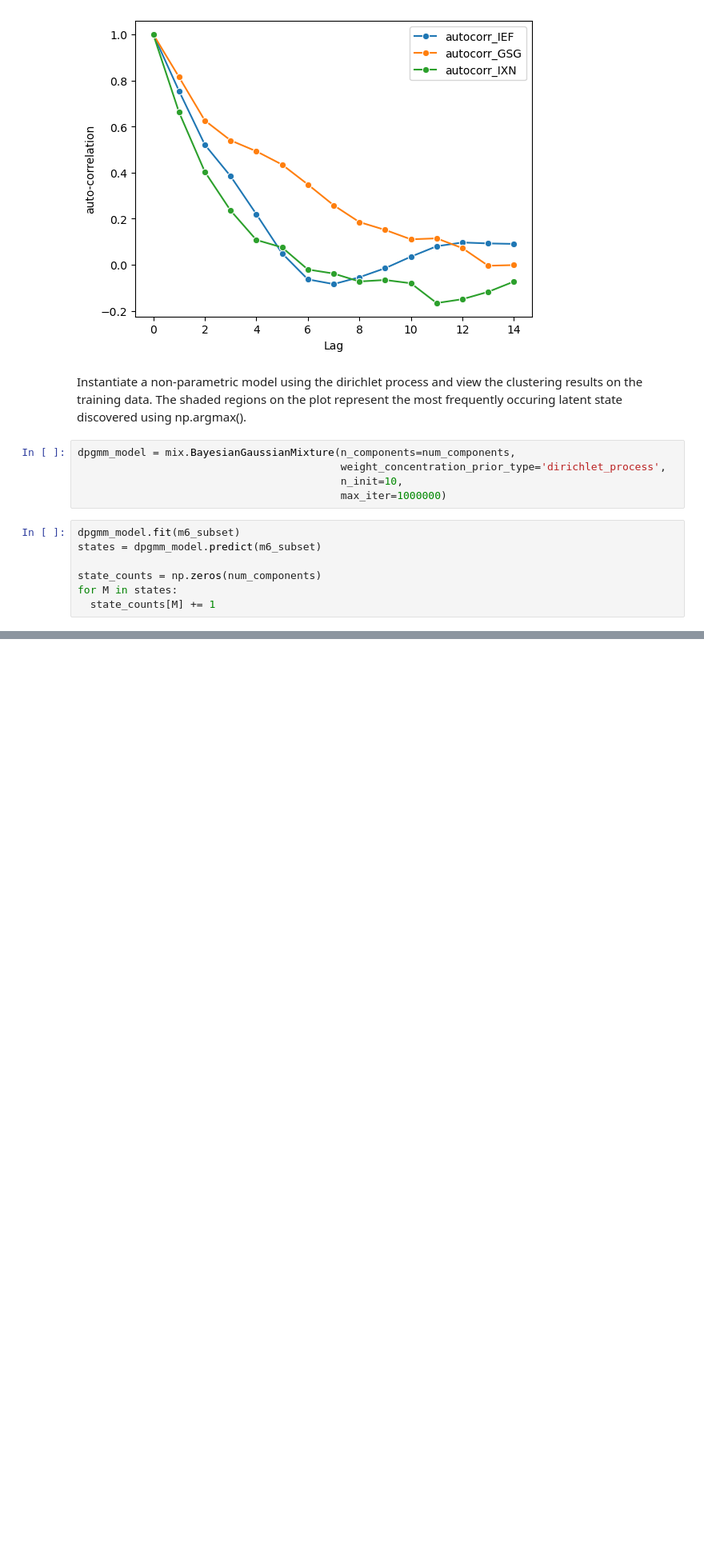
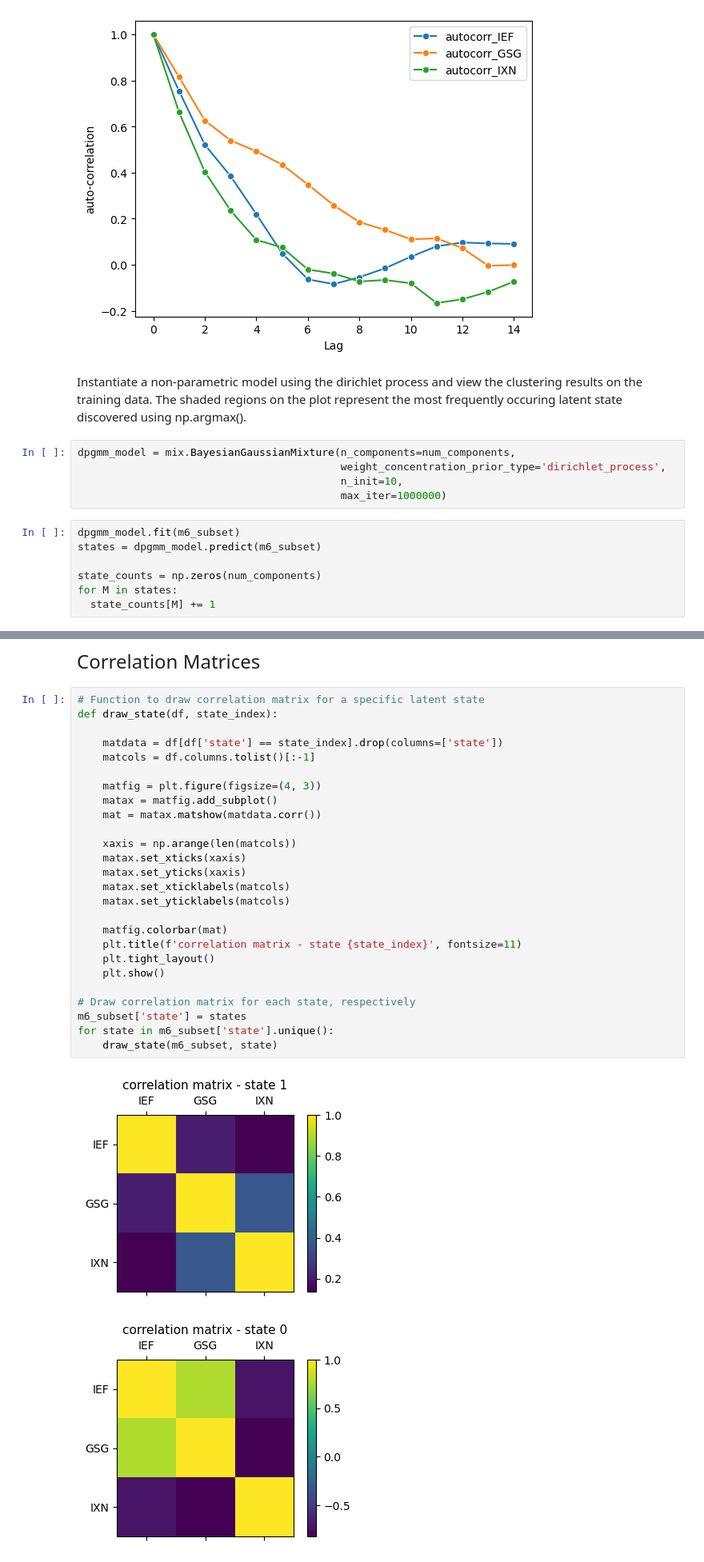
Before and after one commit to regimelab/notebooks, a Jupyter notebook: variational_inference.ipynb, the cells around one changed output, grey strips where cells are left out. Shown at 80% size. Cells and saved outputs as stored; diff of their text form; blank space fills up the shorter version.

```diff
--- a/variational_inference.ipynb
+++ b/variational_inference.ipynb
@@ -139,3 +139,34 @@ state_counts=
    0.   0.   0.   0.   0.   0.   0.   0.   0.   0.   0.   0.   0.   0.
    0.]
 [figure]
+# %% [markdown]
+<font size=5> Correlation Matrices </font>
+# %%
+# Function to draw correlation matrix for a specific latent state
+def draw_state(df, state_index):
+
+    matdata = df[df['state'] == state_index].drop(columns=['state'])
+    matcols = df.columns.tolist()[:-1]
+
+    matfig = plt.figure(figsize=(4, 3))
+    matax = matfig.add_subplot()
+    mat = matax.matshow(matdata.corr())
+
+    xaxis = np.arange(len(matcols))
+    matax.set_xticks(xaxis)
+    matax.set_yticks(xaxis)
+    matax.set_xticklabels(matcols)
+    matax.set_yticklabels(matcols)
+
+    matfig.colorbar(mat)
+    plt.title(f'correlation matrix - state {state_index}', fontsize=11)
+    plt.tight_layout()
+    plt.show()
+
+# Draw correlation matrix for each state, respectively
+m6_subset['state'] = states
+for state in m6_subset['state'].unique():
+    draw_state(m6_subset, state)
+# %% [output]
+[figure, added]
+[figure, added]
```
Also changed, not shown: parts of 2 cells of this notebook.
